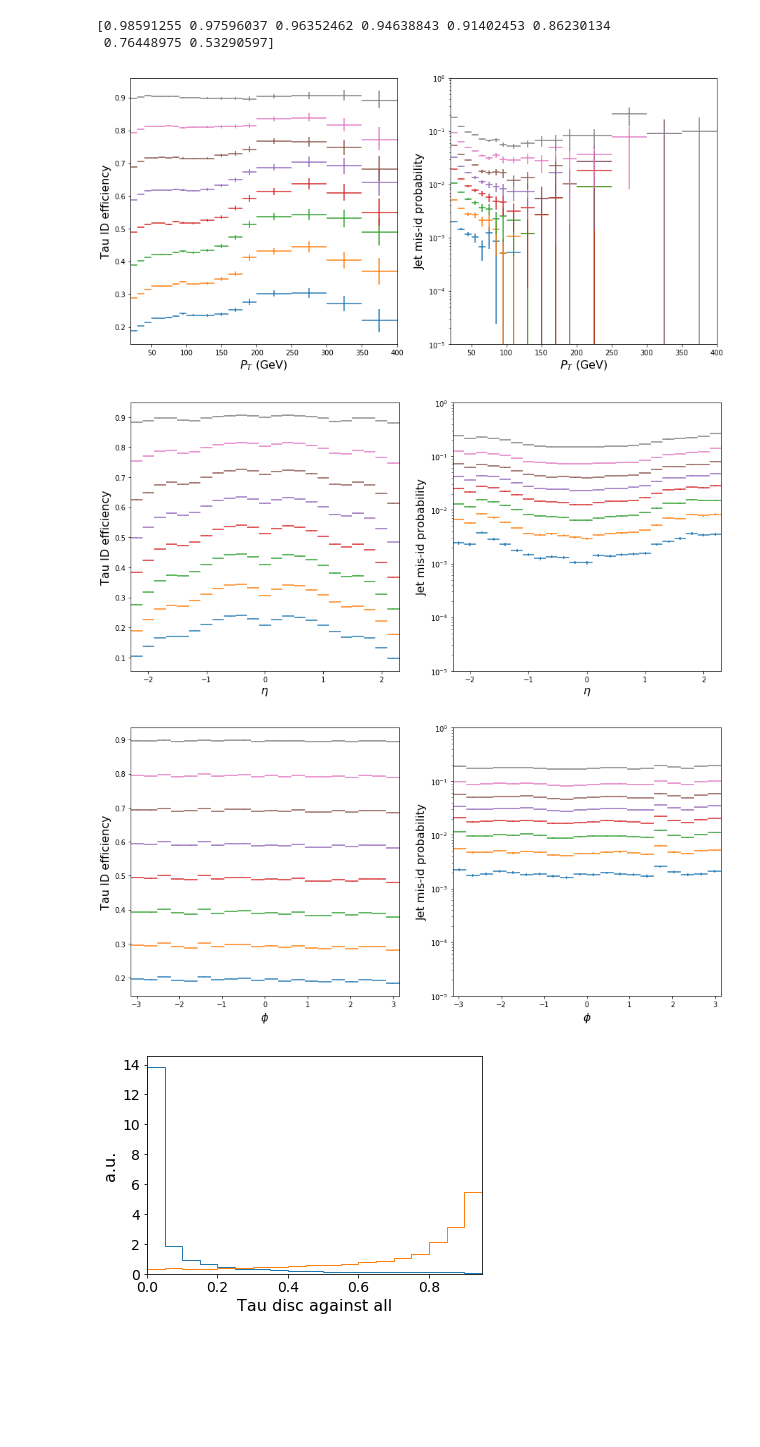
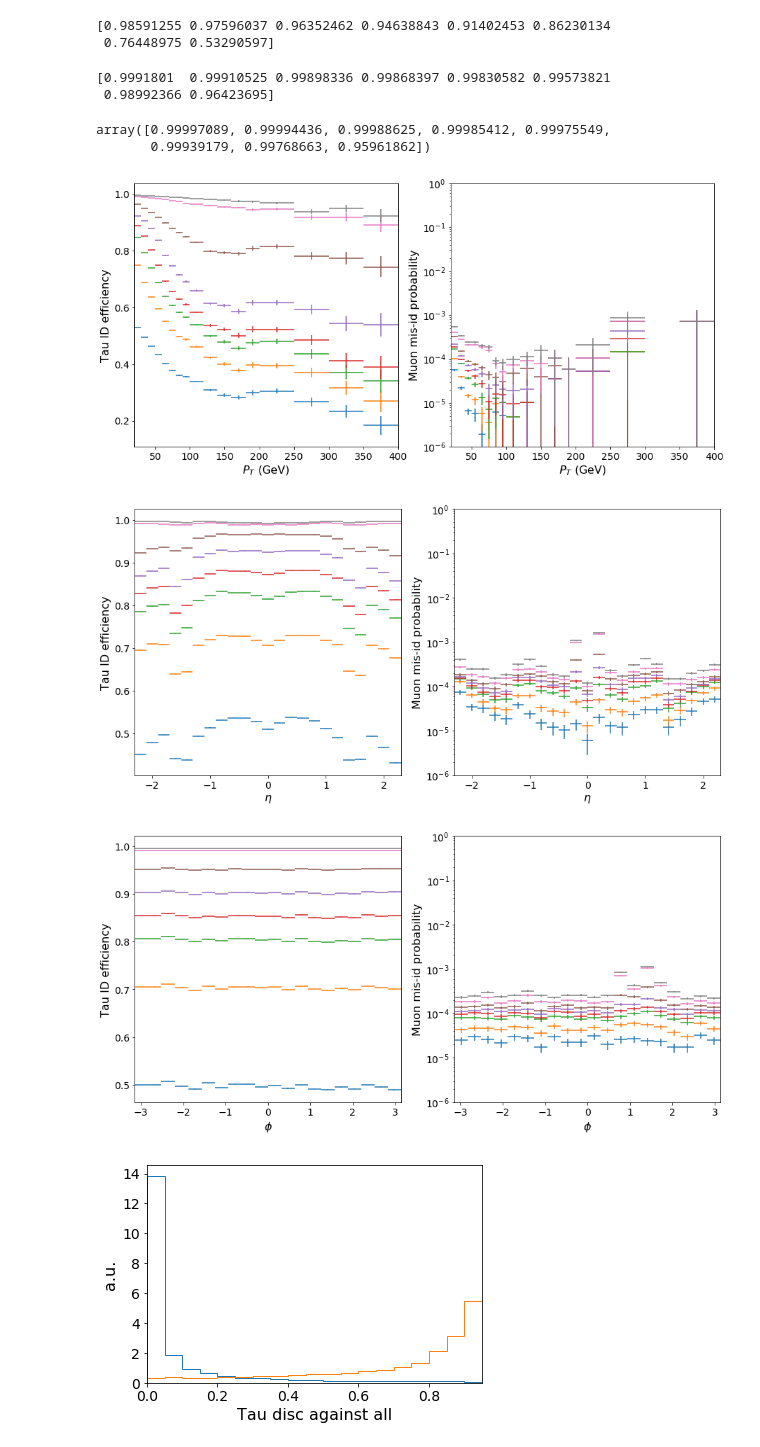
Before and after one commit to cms-tau-pog/TauMLTools, a Jupyter notebook: Analysis/notebooks/ProcessResults.ipynb, the cells around one changed output. Saved outputs shown, nothing was run; the diff lists cells and outputs as text; code cells hidden in the pictures; blank space fills up the shorter version.

Commit message:
Process and plots.
Former-commit-id: 1728c8202c814377de7fd519b14ce1db3dba95cd

```diff
--- a/Analysis/notebooks/ProcessResults.ipynb
+++ b/Analysis/notebooks/ProcessResults.ipynb
@@ -182,6 +163,21 @@ print(thr_jet)
 # %% [output]
 [0.98591255 0.97596037 0.96352462 0.94638843 0.91402453 0.86230134
  0.76448975 0.53290597]
+# %%
+thr_effs = np.array([0.2, 0.3, 0.4, 0.5, 0.6, 0.7, 0.8, 0.9])
+#thr_effs = np.array([0.6])
+thr_e = FindThreshold(df, 'tau_vs_e', thr_effs)
+thr_e
+# %% [output]
+[0.9991801  0.99910525 0.99898336 0.99868397 0.99830582 0.99573821
+ 0.98992366 0.96423695]
+# %%
+thr_effs = np.array([0.5, 0.7, 0.8, 0.85, 0.9, 0.95, 0.99, 0.995])
+thr_mu = FindThreshold(df, 'tau_vs_mu', thr_effs)
+thr_mu
+# %% [output]
+array([0.99997089, 0.99994436, 0.99988625, 0.99985412, 0.99975549,
+       0.99939179, 0.99768663, 0.95961862])
 # %%
 def diff_efficiency(df_true, df_fake, var_name, var_bins, thrs, discr_name):
     eff = np.zeros([len(var_bins)-1, 2, thrs.shape[0]])
@@ -199,6 +195,7 @@ def diff_efficiency(df_true, df_fake, var_name, var_bins, thrs, discr_name):
     return eff, eff_up, eff_down
 # %%
 def draw_diff_eff(eff, eff_up, eff_down, var_bins, thrs, x_title, y1_title, y2_title, output_file_name):
+
     fig, (ax1, ax2) = plt.subplots(1, 2, figsize=(15,7))
     for k in range(thrs.shape[0]):
         ax1.errorbar((var_bins[1:]+var_bins[0:-1])/2, eff[:, 0, k], xerr=((var_bins[1:]-var_bins[0:-1])/2),
@@ -208,12 +205,15 @@ def draw_diff_eff(eff, eff_up, eff_down, var_bins, thrs, x_title, y1_title, y2_t
     ax1.set_xlim([var_bins[0], var_bins[-1]])
     ax1.set_xlabel(x_title, fontsize=16)
     ax1.set_ylabel(y1_title, fontsize=16)
+    ax1.tick_params(labelsize=14)
 
     ax2.set_xlim([var_bins[0], var_bins[-1]])
-    ax2.set_ylim([1e-5, 1])
+    ax2.set_ylim([1e-6, 1])
     ax2.set_yscale('log')
     ax2.set_xlabel(x_title, fontsize=16)
     ax2.set_ylabel(y2_title, fontsize=16)
+    ax2.tick_params(labelsize=14)
+
 
     plt.show()
     fig.savefig(output_file_name, bbox_inches='tight')
@@ -223,15 +224,16 @@ eff_pt, eff_pt_up, eff_pt_down = diff_efficiency(df[(df['gen_tau']== 1)], df_qcd
 # %%
-draw_diff_eff(eff_pt, eff_pt_up, eff_pt_down, pt, thr_jet, '$P_{T}$ (GeV)', 'Tau ID efficiency', 'Jet mis-id probability',
-             'ZeroBias_eff_rate_pt.pdf')
+draw_diff_eff(eff_pt, eff_pt_up, eff_pt_down, pt, thr_mu, '$P_{T}$ (GeV)', 'Tau ID efficiency',
+              'Muon mis-id probability', 'DY_muon_pt.pdf')
 # %% [output]
-[figure, old version]
+[figure, new version]
 # %%
 eta = np.arange(-2.3, 2.31, 0.2)
-eff_eta, eff_eta_up, eff_eta_down = diff_efficiency(df[(df['gen_tau']== 1)], df_qcd, 'eta', eta, thr_jet, 'tau_vs_jet')
+eff_eta, eff_eta_up, eff_eta_down = diff_efficiency(df[(df['gen_tau']== 1)], df[(df['gen_mu']== 1)],
+                                                    'eta', eta, thr_mu, 'tau_vs_mu')
 # %%
-draw_diff_eff(eff_eta, eff_eta_up, eff_eta_down, eta, thr_jet, '$\eta$', 'Tau ID efficiency', 'Jet mis-id probability',
-             'ZeroBias_eff_rate_eta.pdf')
+draw_diff_eff(eff_eta, eff_eta_up, eff_eta_down, eta, thr_mu, '$\eta$', 'Tau ID efficiency',
+              'Muon mis-id probability', 'DY_muon_eta.pdf')
 # %% [output]
-[figure, old version]
+[figure, new version]
 # %%
 phi = np.arange(-3.14, 3.141, 6.28/20)
@@ -239,8 +242,8 @@ eff_phi, eff_phi_up, eff_phi_down = diff_efficiency(df[(df['gen_tau']== 1)], df_
 # %%
-draw_diff_eff(eff_phi, eff_phi_up, eff_phi_down, phi, thr_jet, '$\phi$', 'Tau ID efficiency', 'Jet mis-id probability',
-             'ZeroBias_eff_rate_phi.pdf')
+draw_diff_eff(eff_phi, eff_phi_up, eff_phi_down, phi, thr_mu, '$\phi$', 'Tau ID efficiency',
+              'Muon mis-id probability', 'DY_muon_phi.pdf')
 # %% [output]
-[figure, old version]
+[figure, new version]
 # %%
 bins = np.arange(0, 1, 0.05)
 #bins = np.arange(0, 2, 0.1)
```
Also changed, not shown: parts of 20 cells of this notebook, 1 other file.
